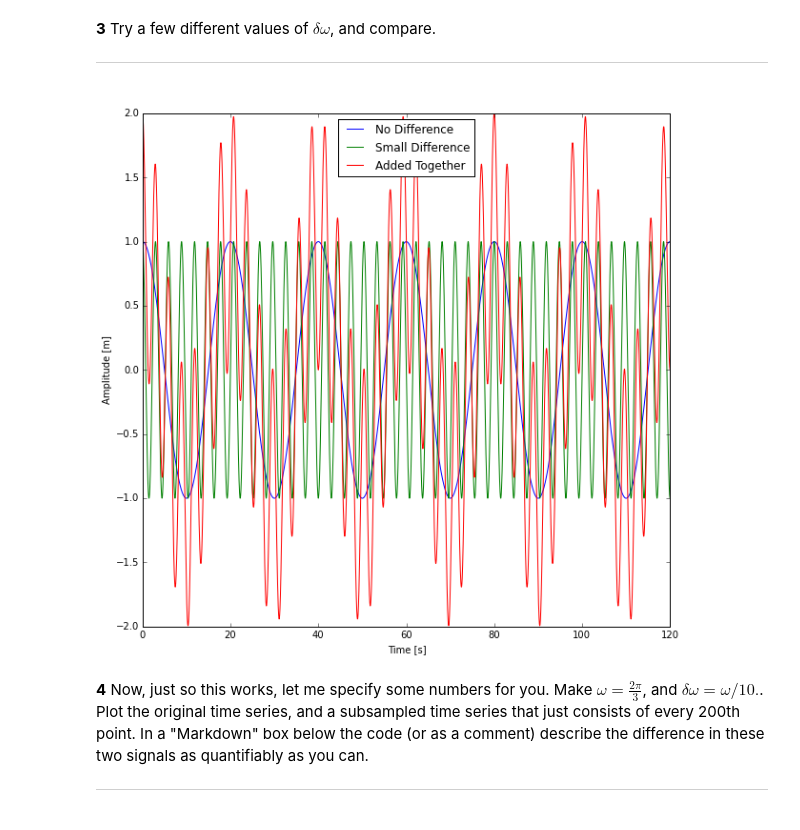
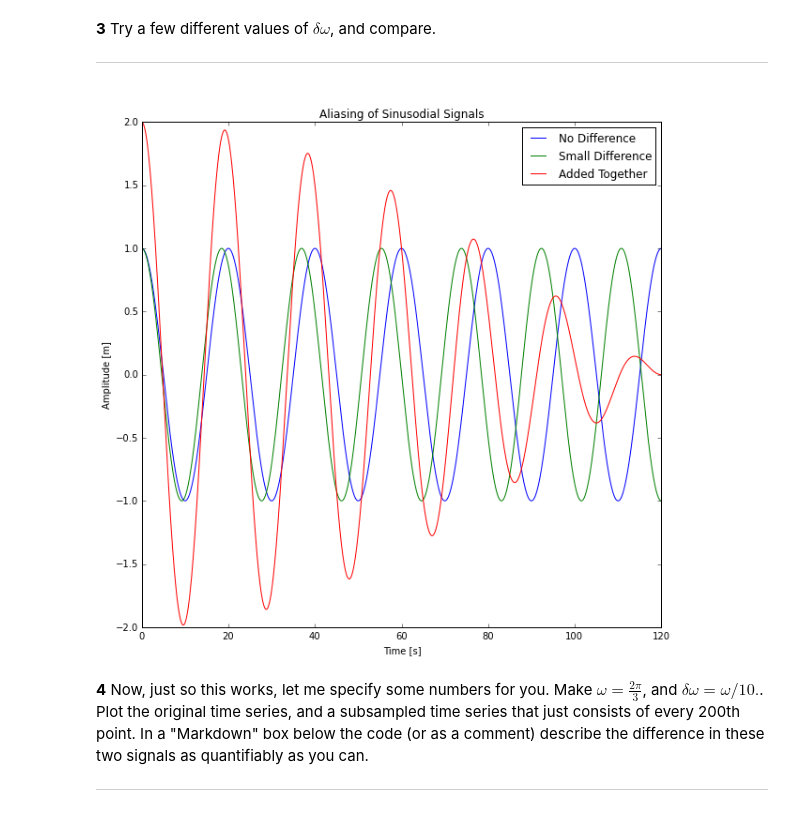
Before and after one commit to ingosh/Phy411Assignments, a Jupyter notebook: Assignment-01.ipynb, the cells around one changed output. Cells and saved outputs as stored; diff of their text form; code cells hidden in the pictures.

```diff
--- a/Assignment-01.ipynb
+++ b/Assignment-01.ipynb
@@ -62,24 +58,20 @@ fig.tight_layout()
 # %%
 dw = math.pi / 120
 p=[]
 s=[]
 for i in range(10000):
     p.append(math.cos((w+dw)*t[i]))
     s.append(x[i]+p[i])
 fig1=plt.figure(figsize=(120,120))
 ax1=fig1.add_subplot(15,15,1)
 
-ax1.plot(t,x,label='No Difference')
-ax1.plot(t,p,label='Small Difference')
-ax1.plot(t,s,label='Added Together')
-ax1.set_xlabel('Time [s]')
-ax1.set_ylabel('Amplitude [m]')
-ax1.legend(loc=0)
-fig1.tight_layout()
+ax1.plot(t,x,label='No Difference');ax1.plot(t,p,label='Small Difference');ax1.plot(t,s,label='Added Together')
+ax1.set_title('Aliasing of Sinusodial Signals');ax1.set_xlabel('Time [s]');ax1.set_ylabel('Amplitude [m]')
+ax1.legend(loc=0);fig1.tight_layout()
 #print fig
 #raise NotImplementedError()
 # %% [output]
-[figure, old version]
+[figure, new version]
 # %% [markdown]
 **4** Now, just so this works, let me specify some numbers for you.  Make $\omega=\frac{2\pi}{3}$, and $\delta\omega=\omega/10.$.  Plot the original time series, and a subsampled time series that just consists of every 200th point.  In a "Markdown" box below the code (or as a comment) describe the difference in these two signals as quantifiably as you can.  <hr>
 # %%
```
Also changed, not shown: parts of 15 cells of this notebook.
